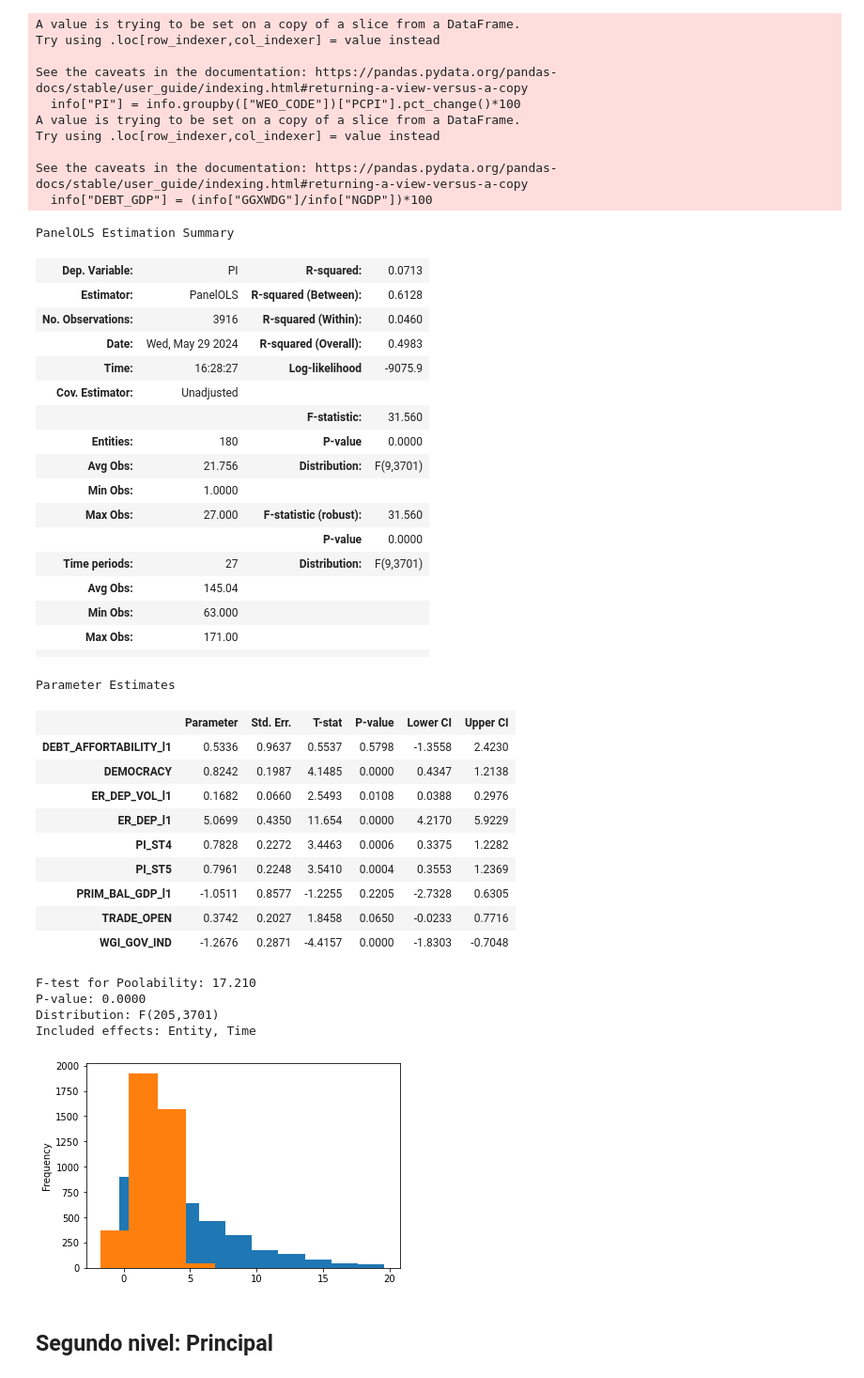
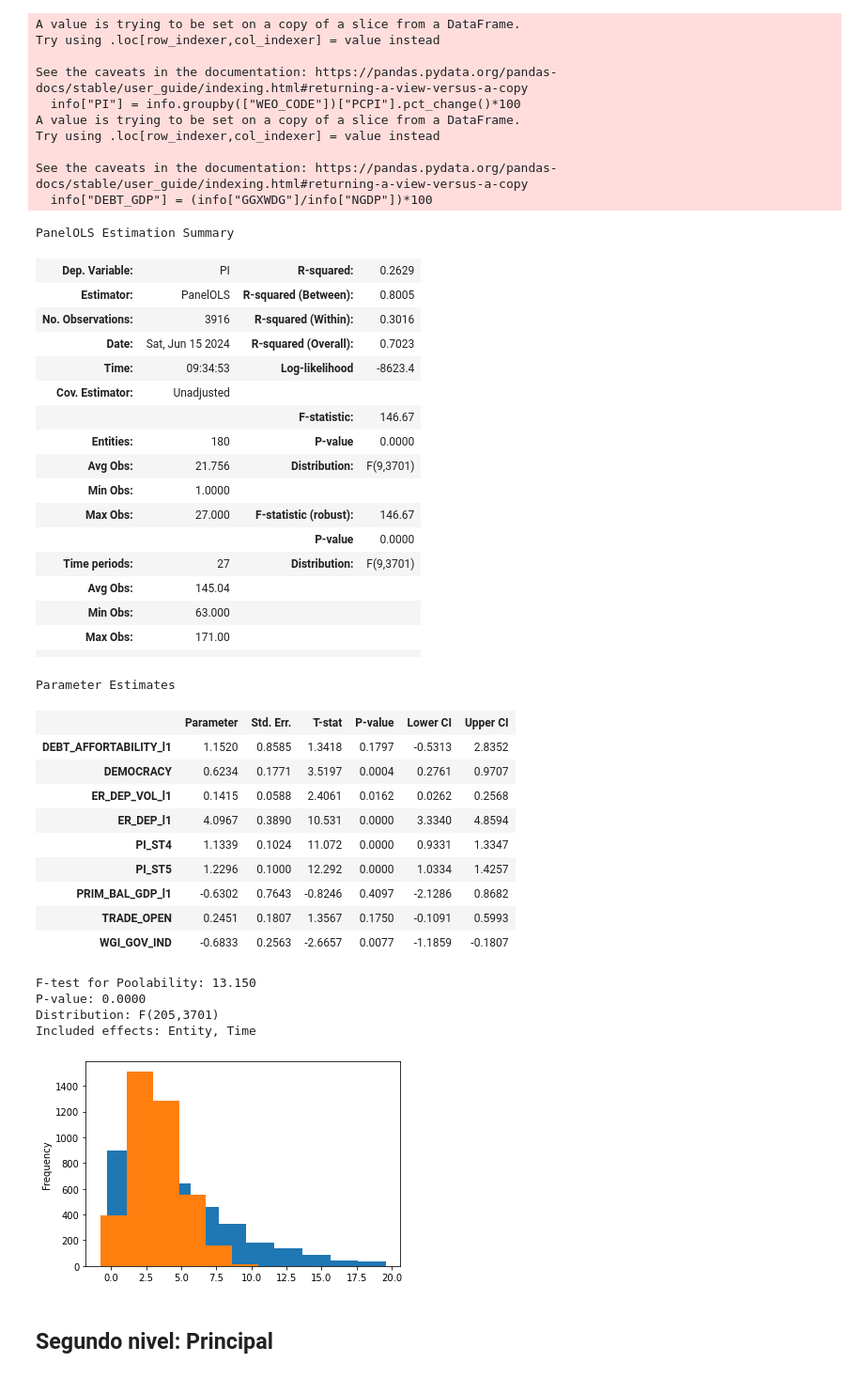
Before and after one commit to jguerrae/QuantilReg_InflationDebt, a Jupyter notebook: 3_ONE_SCRIPT.ipynb, the cells around one changed output. Shown at 94% size. Saved outputs shown, nothing was run; the diff lists cells and outputs as text; code cells hidden in the pictures.

```diff
--- a/3_ONE_SCRIPT.ipynb
+++ b/3_ONE_SCRIPT.ipynb
@@ -68,7 +68,7 @@ infr = infr[(infr.PI<qsi) & (infr.PI>qii)]
 
 for i in ['PI_ST5', 'PI_ST4', 'PI_ST3', 'PI_ST2', 'PI_ST1']:
     infr[f"PCT_{i}"] = infr[i].copy()
-    # infr[i] = np.log(1+np.abs(infr["PI"]-infr[i])) # -> LOG 1 + ABS
+    infr[i] = np.log(1+np.abs(infr["PI"]-infr[i])) # -> LOG 1 + ABS
 
     # infr[i] = np.log((infr["PI"]-infr[i])**2) # -> OK, LOG CUADRATICA
     # infr[i] = np.log(1+(infr["PI"]-infr[i])**2) # -> OK, LOG 1 + CUADRATICA
@@ -78,7 +78,7 @@ for i in ['PI_ST5', 'PI_ST4', 'PI_ST3', 'PI_ST2', 'PI_ST1']:
     # infr[i] = 1 / (1 + np.exp(-(np.abs(infr["PI"] - infr[i])))) # -> OK SIGMOIDE
     # infr[i] = boxcox1p(infr["PI"] - infr[i], 0.5) # -> OK BOX-COX
     # infr[i] = np.arcsinh(np.abs(infr["PI"] - infr[i])) # -> OK arcseno
-    infr[i] = np.tanh(np.abs(infr["PI"] - infr[i])) # - VTANGENTE ARC
+    # infr[i] = np.tanh(np.abs(infr["PI"] - infr[i])) # - VTANGENTE ARC
 
     # infr = infr.merge(infr.groupby('WEO_CODE')[i].mean().reset_index().rename(columns = {i : f"D_{i}"}), "left", "WEO_CODE")
     # infr[i] = infr[i]/infr[f"D_{i}"]
@@ -142,7 +142,7 @@ See the caveats in the documentation: https://pandas.pydata.org/pandas-docs/stab
 # XY["PI"].plot(kind = "hist")
 # XY["A"].plot(kind = "hist")
 # %%
-# dfislac = pd.read_excel("INPUT/FISLAC_update.xlsx")
+dfislac = pd.read_excel("INPUT/FISLAC_update.xlsx")
 # totaldfr = pd.read_csv("INPUT/total_dataset_20230911.csv")
 
 # D       = ["DEBT_GDP"] #DEUDA
@@ -196,51 +196,51 @@ dff = dff.merge(bank, "left", ["ISO3", "DATE"])
 formula = f"PI ~  {formula_add(XINF)} + {formula_add(C_DEUDA_L)} +  {formula_add(C_INS)} + EntityEffects + TimeEffects"
 modelols = PanelOLS.from_formula(formula, data=XY)
 modelols = modelols.fit()
 
 dff["PI_IV"] = modelols.predict().values
 dff = dff.rename(columns = {"PI": "PIA"})
 
 # dff.to_excel("finaldb.xlsx", index = False)
 XY["A"] = modelols.predict()
 XY["PI"].plot(kind = "hist")
 XY["A"].plot(kind = "hist")
 
 modelols.summary
 # %% [output]
 PanelOLS Estimation Summary
-| Dep. Variable: | PI | R-squared: | 0.0713 |
-| Estimator: | PanelOLS | R-squared (Between): | 0.6128 |
-| No. Observations: | 3916 | R-squared (Within): | 0.0460 |
-| Date: | Wed, May 29 2024 | R-squared (Overall): | 0.4983 |
-| Time: | 16:28:27 | Log-likelihood | -9075.9 |
+| Dep. Variable: | PI | R-squared: | 0.2629 |
+| Estimator: | PanelOLS | R-squared (Between): | 0.8005 |
+| No. Observations: | 3916 | R-squared (Within): | 0.3016 |
+| Date: | Sat, Jun 15 2024 | R-squared (Overall): | 0.7023 |
+| Time: | 09:34:53 | Log-likelihood | -8623.4 |
 | Cov. Estimator: | Unadjusted |  |  |
-|  |  | F-statistic: | 31.560 |
+|  |  | F-statistic: | 146.67 |
 | Entities: | 180 | P-value | 0.0000 |
 | Avg Obs: | 21.756 | Distribution: | F(9,3701) |
 | Min Obs: | 1.0000 |  |  |
-| Max Obs: | 27.000 | F-statistic (robust): | 31.560 |
+| Max Obs: | 27.000 | F-statistic (robust): | 146.67 |
 |  |  | P-value | 0.0000 |
 | Time periods: | 27 | Distribution: | F(9,3701) |
 | Avg Obs: | 145.04 |  |  |
 | Min Obs: | 63.000 |  |  |
 | Max Obs: | 171.00 |  |  |
 |  |  |  |  |
 Parameter Estimates
 |  | Parameter | Std. Err. | T-stat | P-value | Lower CI | Upper CI |
-| DEBT_AFFORTABILITY_l1 | 0.5336 | 0.9637 | 0.5537 | 0.5798 | -1.3558 | 2.4230 |
-| DEMOCRACY | 0.8242 | 0.1987 | 4.1485 | 0.0000 | 0.4347 | 1.2138 |
-| ER_DEP_VOL_l1 | 0.1682 | 0.0660 | 2.5493 | 0.0108 | 0.0388 | 0.2976 |
-| ER_DEP_l1 | 5.0699 | 0.4350 | 11.654 | 0.0000 | 4.2170 | 5.9229 |
-| PI_ST4 | 0.7828 | 0.2272 | 3.4463 | 0.0006 | 0.3375 | 1.2282 |
-| PI_ST5 | 0.7961 | 0.2248 | 3.5410 | 0.0004 | 0.3553 | 1.2369 |
-| PRIM_BAL_GDP_l1 | -1.0511 | 0.8577 | -1.2255 | 0.2205 | -2.7328 | 0.6305 |
-| TRADE_OPEN | 0.3742 | 0.2027 | 1.8458 | 0.0650 | -0.0233 | 0.7716 |
-| WGI_GOV_IND | -1.2676 | 0.2871 | -4.4157 | 0.0000 | -1.8303 | -0.7048 |
+| DEBT_AFFORTABILITY_l1 | 1.1520 | 0.8585 | 1.3418 | 0.1797 | -0.5313 | 2.8352 |
+| DEMOCRACY | 0.6234 | 0.1771 | 3.5197 | 0.0004 | 0.2761 | 0.9707 |
+| ER_DEP_VOL_l1 | 0.1415 | 0.0588 | 2.4061 | 0.0162 | 0.0262 | 0.2568 |
+| ER_DEP_l1 | 4.0967 | 0.3890 | 10.531 | 0.0000 | 3.3340 | 4.8594 |
+| PI_ST4 | 1.1339 | 0.1024 | 11.072 | 0.0000 | 0.9331 | 1.3347 |
+| PI_ST5 | 1.2296 | 0.1000 | 12.292 | 0.0000 | 1.0334 | 1.4257 |
+| PRIM_BAL_GDP_l1 | -0.6302 | 0.7643 | -0.8246 | 0.4097 | -2.1286 | 0.8682 |
+| TRADE_OPEN | 0.2451 | 0.1807 | 1.3567 | 0.1750 | -0.1091 | 0.5993 |
+| WGI_GOV_IND | -0.6833 | 0.2563 | -2.6657 | 0.0077 | -1.1859 | -0.1807 |
-F-test for Poolability: 17.210
+F-test for Poolability: 13.150
 P-value: 0.0000
 Distribution: F(205,3701)
 Included effects: Entity, Time
-[figure, old version]
+[figure, new version]
 # %% [markdown]
 ## Segundo nivel: Principal
 # %% [markdown]
```
Also changed, not shown: parts of 6 cells of this notebook, 1 other file.
